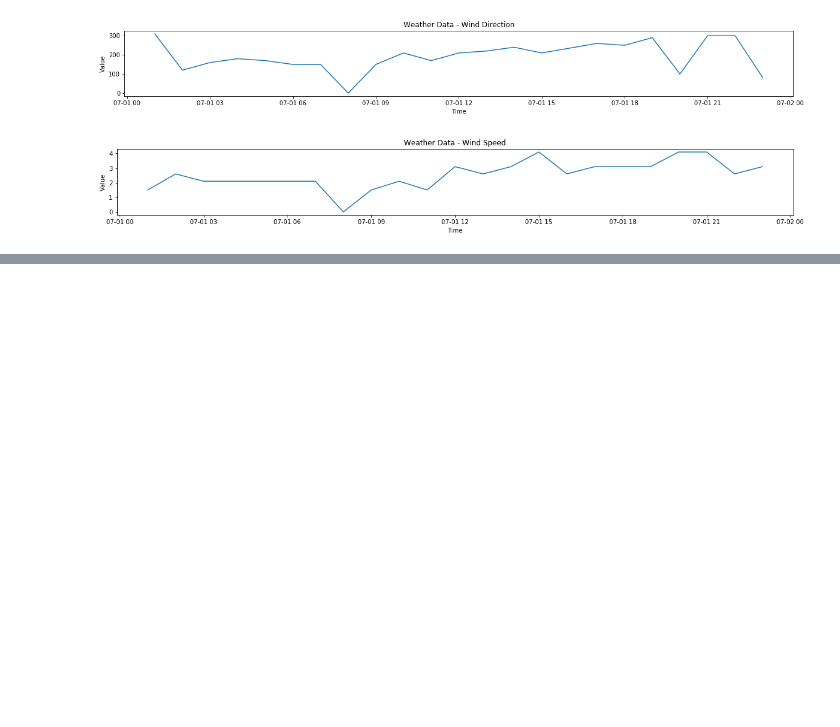
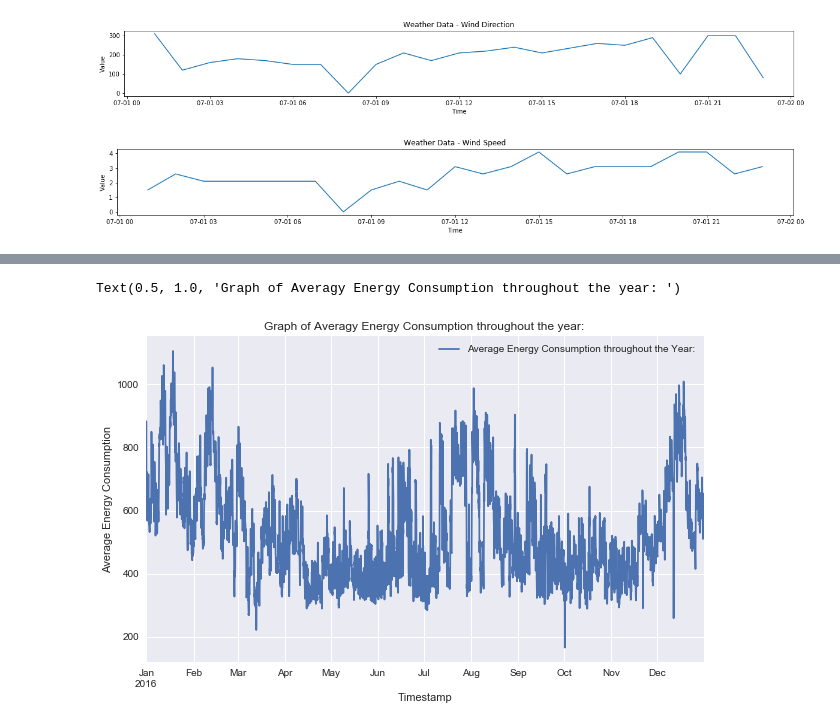
Before and after one commit to daitory/ashrae_course2, a Jupyter notebook: Group_Assignment.ipynb, the cells around one changed output, grey strips where cells are left out. Saved outputs shown, nothing was run; the diff lists cells and outputs as text; code cells hidden in the pictures; blank space fills up the shorter version.

```diff
--- a/Group_Assignment.ipynb
+++ b/Group_Assignment.ipynb
@@ -423,0 +526,14 @@ Building size: 27000 square feet
+# %%
+# Draw a plot to see any trends in energy consumption throughout the year:
+
+df[['timestamp','meter_reading']].set_index('timestamp').resample('H')['meter_reading'].mean().plot(kind='line',figsize=(10,6),label='Average Energy Consumption throughout the Year:')
+plt.legend()
+plt.xlabel('Timestamp')
+plt.ylabel('Average Energy Consumption')
+plt.title('Graph of Averagy Energy Consumption throughout the year: ')
+
+# Based on our graph, we can see that the energy consumption is the highest in the months of January-February, July-August,
+# and on the month of December.
+# %% [output]
+Text(0.5, 1.0, 'Graph of Averagy Energy Consumption throughout the year: ')
+[figure, added]
```
Also changed, not shown: parts of 39 cells of this notebook.
